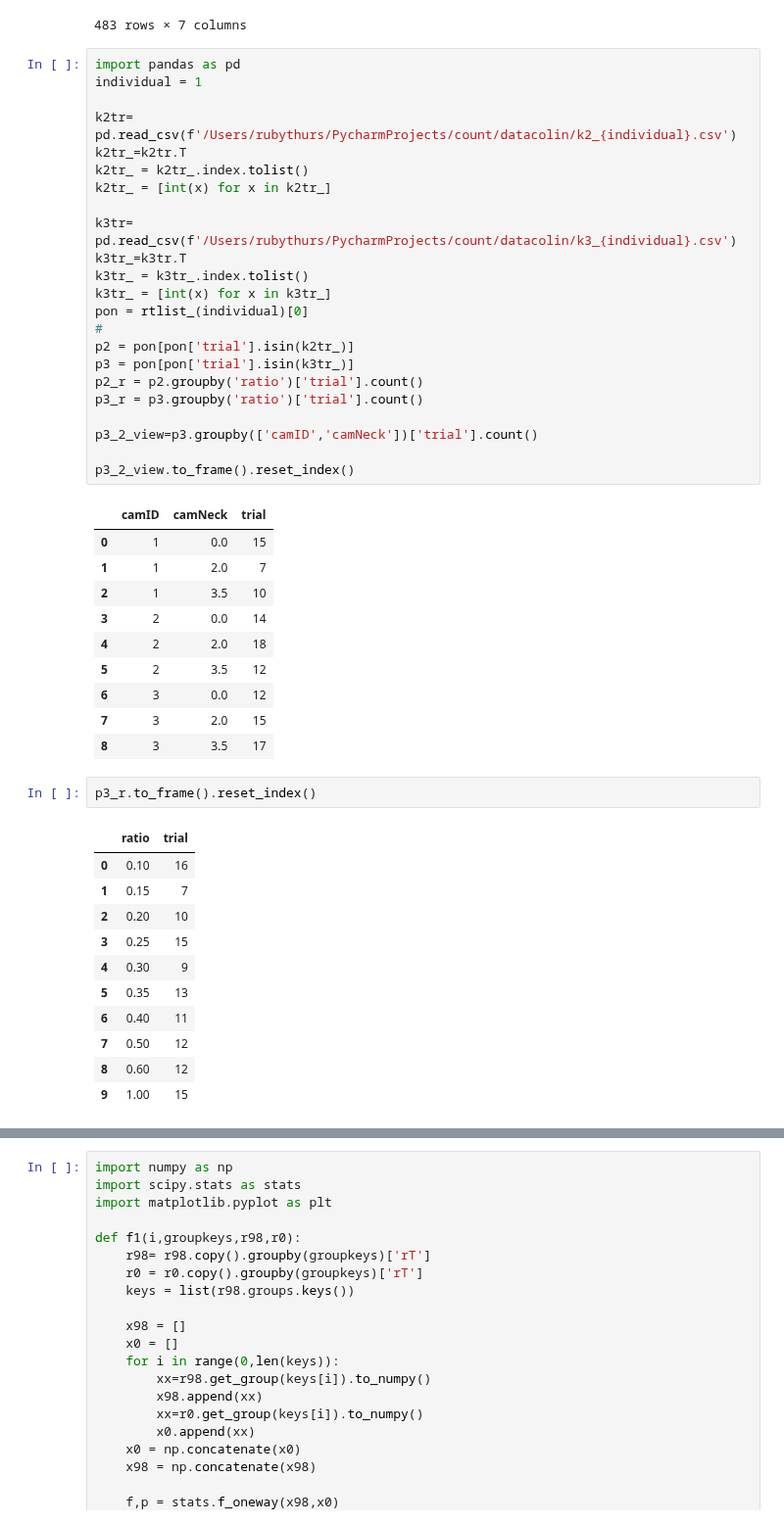
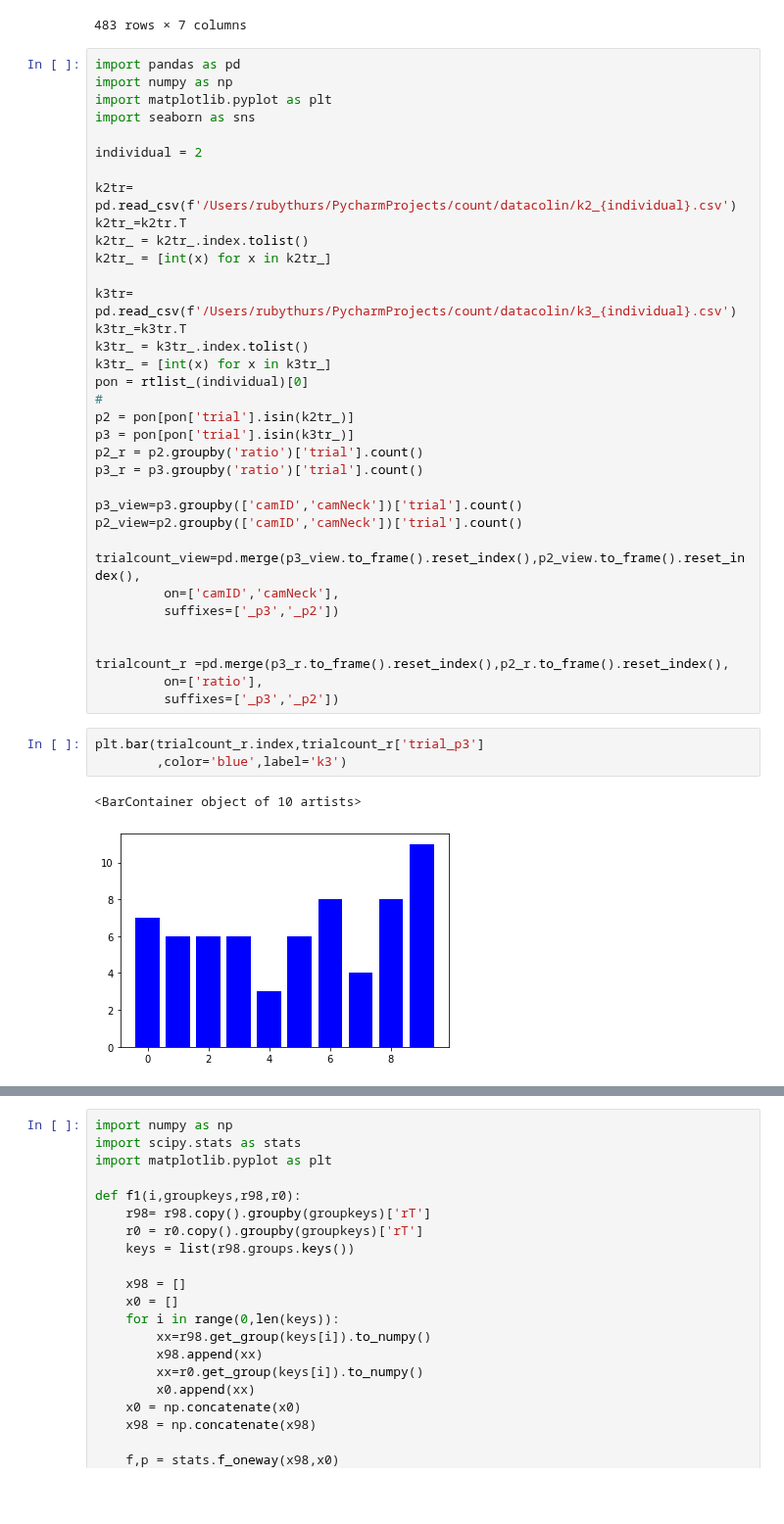
Before and after one commit to ZHTis/count, a Jupyter notebook: datacolin/datacolin.ipynb, the cells around one changed output, grey strips where cells are left out. Shown at 98% size. Drawn from its saved outputs; the diff is of its cells as text; blank space fills up the shorter version.

```diff
--- a/datacolin/datacolin.ipynb
+++ b/datacolin/datacolin.ipynb
@@ -86,7 +86,11 @@ rtlist_(2)[0]
 483 rows × 7 columns
 # %%
 import pandas as pd
-individual = 1
+import numpy as np
+import matplotlib.pyplot as plt
+import seaborn as sns
+
+individual = 2
 
 k2tr= pd.read_csv(f'/Users/rubythurs/PycharmProjects/count/datacolin/k2_{individual}.csv')
 k2tr_=k2tr.T
@@ -104,31 +108,20 @@ p3 = pon[pon['trial'].isin(k3tr_)]
 p2_r = p2.groupby('ratio')['trial'].count()
 p3_r = p3.groupby('ratio')['trial'].count()
 
-p3_2_view=p3.groupby(['camID','camNeck'])['trial'].count()
+p3_view=p3.groupby(['camID','camNeck'])['trial'].count()
+p2_view=p2.groupby(['camID','camNeck'])['trial'].count()
 
-p3_2_view.to_frame().reset_index()
+trialcount_view=pd.merge(p3_view.to_frame().reset_index(),p2_view.to_frame().reset_index(),
+         on=['camID','camNeck'],
+         suffixes=['_p3','_p2'])
+
+
+trialcount_r =pd.merge(p3_r.to_frame().reset_index(),p2_r.to_frame().reset_index(),
+         on=['ratio'],
+         suffixes=['_p3','_p2'])
-# %% [output]
-|  | camID | camNeck | trial |
-| 0 | 1 | 0.0 | 15 |
-| 1 | 1 | 2.0 | 7 |
-| 2 | 1 | 3.5 | 10 |
-| 3 | 2 | 0.0 | 14 |
-| 4 | 2 | 2.0 | 18 |
-| 5 | 2 | 3.5 | 12 |
-| 6 | 3 | 0.0 | 12 |
-| 7 | 3 | 2.0 | 15 |
-| 8 | 3 | 3.5 | 17 |
-# %%
-p3_r.to_frame().reset_index()
-# %% [output]
-|  | ratio | trial |
-| 0 | 0.10 | 16 |
-| 1 | 0.15 | 7 |
-| 2 | 0.20 | 10 |
-| 3 | 0.25 | 15 |
-| 4 | 0.30 | 9 |
-| 5 | 0.35 | 13 |
-| 6 | 0.40 | 11 |
-| 7 | 0.50 | 12 |
-| 8 | 0.60 | 12 |
-| 9 | 1.00 | 15 |
+# %%
+plt.bar(trialcount_r.index,trialcount_r['trial_p3']
+        ,color='blue',label='k3')
+# %% [output]
+<BarContainer object of 10 artists>
+[figure, added]
```
Also changed, not shown: parts of 1 cell of this notebook, 3 other files.
